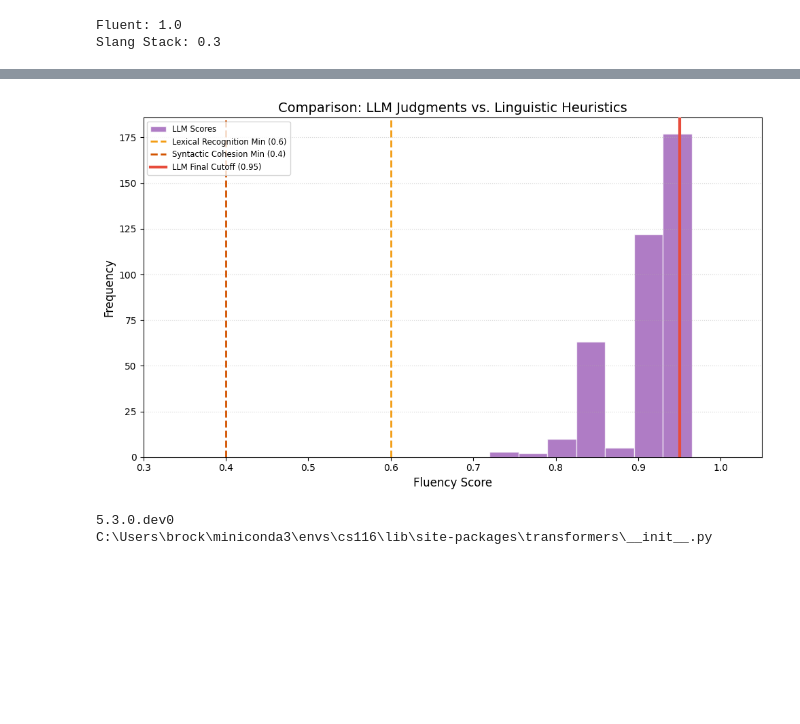
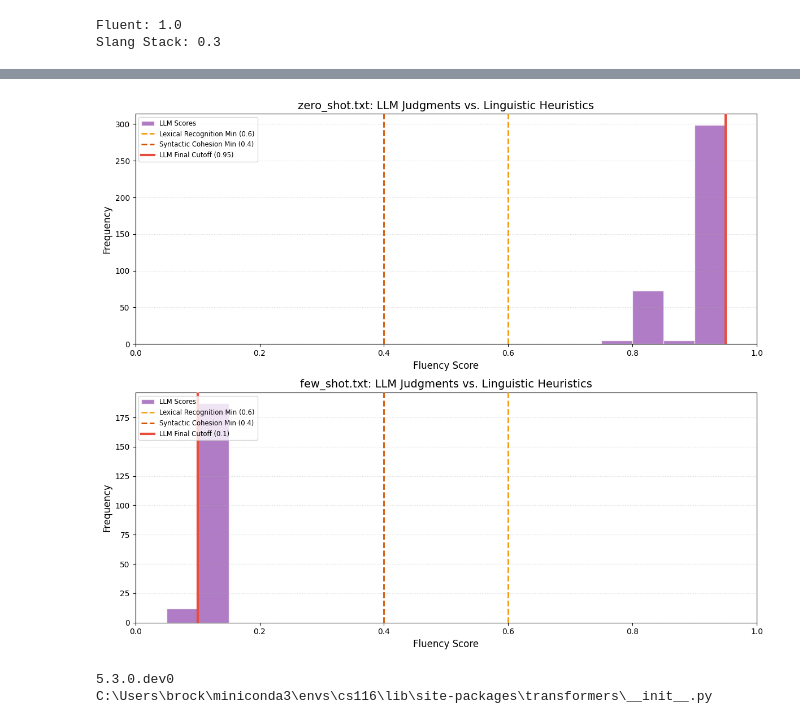
Before and after one commit to Brock555555/175Project, a Jupyter notebook: New_Eval.ipynb, the cells around one changed output, grey strips where cells are left out. Drawn from its saved outputs; the diff is of its cells as text; code cells hidden in the pictures; blank space fills up the shorter version.

```diff
--- a/New_Eval.ipynb
+++ b/New_Eval.ipynb
@@ -395,8 +482,16 @@ List of Unique Words:
 # %%
-reddit_scores = []
+fig, axs = plt.subplots(2, 2, figsize=(12, 10))
 
-for i in multi_worded[:10]:
-    score = reddit_calculate_uniqueness(i, 2, corpus_ngram_freq)
-    reddit_scores.append(score)
-    print(f"Reddit Commonality Score: {i} {score:.2%}")
+for ax, (file, multi_worded) in zip(axs.flatten(), zip(files, total_multis)):
+    reddit_scores = []
+    for phrase in multi_worded[:10]:  # Just check the first 10 for brevity
+        score = reddit_calculate_uniqueness(phrase, 2, corpus_ngram_freq)
+        reddit_scores.append(score)
+
+    ax.hist(reddit_scores, bins=10, edgecolor='black')
+    ax.set_title(file)
+    ax.set_xlabel("Reddit Commonality Score")
+    ax.set_ylabel("Frequency")
+plt.tight_layout()
+plt.show()
 # %% [output]
@@ -745,55 +841,57 @@ Mean Fluency Score: 0.79
 # %%
-scores = []
-scores = []
-llm_cutoff = 0.0 # This will be our holder for the file's threshold
+llm_scores = ['zero_shot.txt', 'few_shot.txt']
 
-try:
-    with open("zero_shot.txt", 'r') as f:
-        lines = [l.strip() for l in f.readlines() if l.strip()]
+fig, axs = plt.subplots(2, 1, figsize=(12, 10))
 
-        # Line 1: The Threshold (0.95)
-        llm_cutoff = float(lines[0])
+for ax, score in zip(axs.flatten(), llm_scores):
+    scores = []
+    scores = []
+    llm_cutoff = 0.0 # This will be our holder for the file's threshold
 
-        # Lines 2+: The numbered list
-        for line in lines[1:]:
-            # Grabbing the last element (the score) to avoid index/number confusion
-            val = line.split()[-1]
-            scores.append(float(val))
+    try:
+        with open(score, 'r') as f:
+            lines = [l.strip() for l in f.readlines() if l.strip()]
 
-    print(f"Successfully loaded {len(scores)} scores.")
-    print(f"File Threshold detected: {llm_cutoff}")
+            # Line 1: The Threshold (0.95)
+            llm_cutoff = float(lines[0])
 
-except Exception as e:
-    print(f"Error reading file: {e}")
+            # Lines 2+: The numbered list
+            for line in lines[1:]:
+                # Grabbing the last element (the score) to avoid index/number confusion
+                val = line.split()[-1]
+                scores.append(float(val))
 
-# 2. Plotting
-plt.figure(figsize=(10, 6))
+        print(f"Successfully loaded {len(scores)} scores.")
+        print(f"File Threshold detected: {llm_cutoff}")
 
-# Histogram
-plt.hist(scores, bins=20, range=(0.3, 1.0), color='#8e44ad', edgecolor='white', alpha=0.7, label='LLM Scores')
+    except Exception as e:
+        print(f"Error reading file: {e}")
 
-# --- Linguistic Heuristics ---
-plt.axvline(x=0.6, color='#f39c12', linestyle='--', linewidth=2,
-            label='Lexical Recognition Min (0.6)', zorder=4)
+    # Histogram
+    ax.hist(scores, bins=20, range=(0.0, 1.0), color='#8e44ad', edgecolor='white', alpha=0.7, label='LLM Scores')
 
-plt.axvline(x=0.4, color='#d35400', linestyle='--', linewidth=2,
-            label='Syntactic Cohesion Min (0.4)', zorder=4)
+    # --- Linguistic Heuristics ---
+    ax.axvline(x=0.6, color='#f39c12', linestyle='--', linewidth=2,
+                label='Lexical Recognition Min (0.6)', zorder=4)
 
-# --- LLM Final Cutoff ---
-# We use llm_cutoff here so it matches the file exactly
-plt.axvline(x=llm_cutoff, color='#e74c3c', linestyle='-', linewidth=3,
-            label=f'LLM Final Cutoff ({llm_cutoff})', zorder=5)
+    ax.axvline(x=0.4, color='#d35400', linestyle='--', linewidth=2,
+                label='Syntactic Cohesion Min (0.4)', zorder=4)
 
-# Formatting
-plt.xlim(0.3, 1.05)
-plt.title('Comparison: LLM Judgments vs. Linguistic Heuristics', fontsize=14)
-plt.xlabel('Fluency Score', fontsize=12)
-plt.ylabel('Frequency', fontsize=12)
-plt.grid(axis='y', linestyle=':', alpha=0.5)
+    # --- LLM Final Cutoff ---
+    # We use llm_cutoff here so it matches the file exactly
+    ax.axvline(x=llm_cutoff, color='#e74c3c', linestyle='-', linewidth=3,
+                label=f'LLM Final Cutoff ({llm_cutoff})', zorder=5)
 
-plt.legend(loc='upper left', fontsize='small')
+    # Formatting
+    ax.set_xlim(0.0, 1)
+    ax.set_title(f'{score}: LLM Judgments vs. Linguistic Heuristics', fontsize=14)
+    ax.set_xlabel('Fluency Score', fontsize=12)
+    ax.set_ylabel('Frequency', fontsize=12)
+    ax.grid(axis='y', linestyle=':', alpha=0.5)
+
+    ax.legend(loc='upper left', fontsize='small')
+
 plt.tight_layout()
-
 plt.show()
 # %% [output]
 Successfully loaded 382 scores.
@@ -801,4 +901,4 @@ File Threshold detected: 0.95
-[figure, old version]
+[figure, new version]
 # %%
 #now for llm judge
 from transformers import pipeline
```
Also changed, not shown: parts of 24 cells of this notebook, 3 other files.
